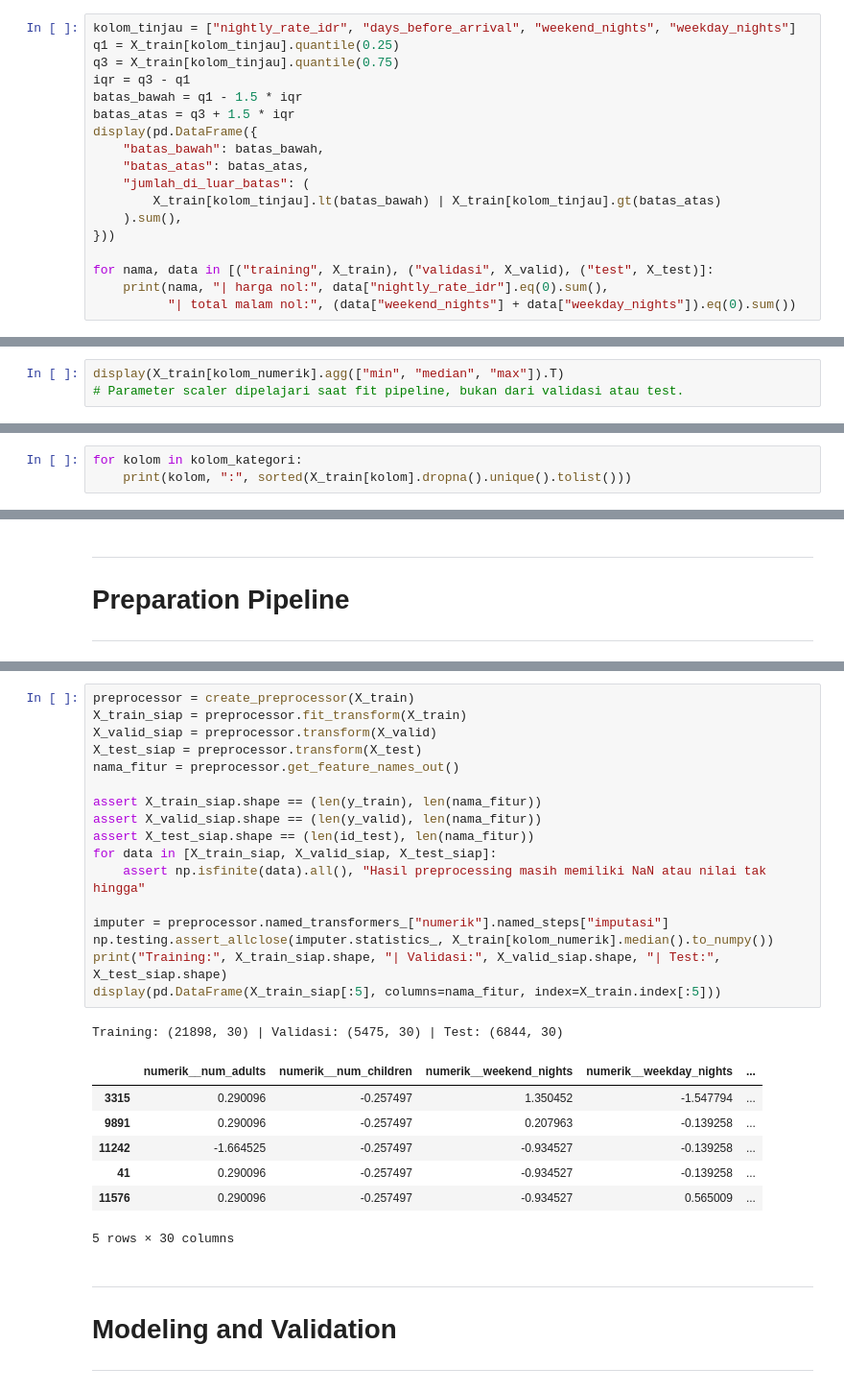
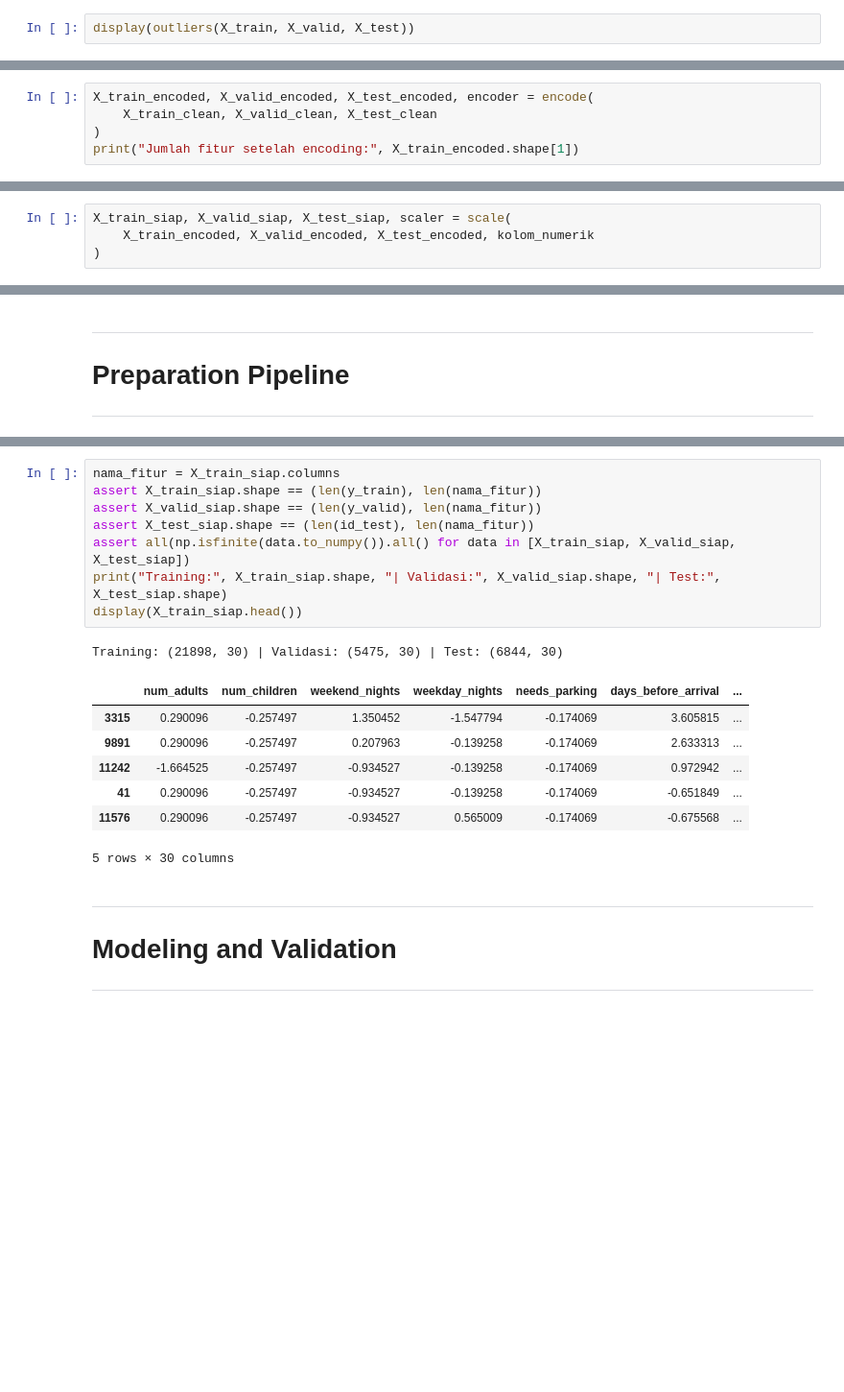
Before and after one commit to Alpaomega1136/IF3170_G31_KelompokDadakan, a Jupyter notebook: src/notebooks/IF3170_G31_KelompokDadakan.ipynb, the cells around one changed output, grey strips where cells are left out. Shown at 96% size. Cells and saved outputs as stored; diff of their text form; blank space fills up the shorter version.

```diff
--- a/src/notebooks/IF3170_G31_KelompokDadakan.ipynb
+++ b/src/notebooks/IF3170_G31_KelompokDadakan.ipynb
@@ -390,21 +339,5 @@ Fitur sama dalam validasi: 4
 
 Batas IQR digunakan untuk menandai nilai ekstrem pada harga, jarak pemesanan, dan lama menginap. Baris tidak dihapus atau dipotong otomatis. Harga nol biasanya berarti penginapan gratis; jumlah malam nol masih perlu klarifikasi.
 # %%
-kolom_tinjau = ["nightly_rate_idr", "days_before_arrival", "weekend_nights", "weekday_nights"]
-q1 = X_train[kolom_tinjau].quantile(0.25)
-q3 = X_train[kolom_tinjau].quantile(0.75)
-iqr = q3 - q1
-batas_bawah = q1 - 1.5 * iqr
-batas_atas = q3 + 1.5 * iqr
-display(pd.DataFrame({
-    "batas_bawah": batas_bawah,
-    "batas_atas": batas_atas,
-    "jumlah_di_luar_batas": (
-        X_train[kolom_tinjau].lt(batas_bawah) | X_train[kolom_tinjau].gt(batas_atas)
-    ).sum(),
-}))
-
-for nama, data in [("training", X_train), ("validasi", X_valid), ("test", X_test)]:
-    print(nama, "| harga nol:", data["nightly_rate_idr"].eq(0).sum(),
-          "| total malam nol:", (data["weekend_nights"] + data["weekday_nights"]).eq(0).sum())
+display(outliers(X_train, X_valid, X_test))
 # %% [output]
@@ -475,4 +390,6 @@ Harga memiliki skala jauh lebih besar daripada jumlah tamu. Pipeline memakai Sta
 # %%
-display(X_train[kolom_numerik].agg(["min", "median", "max"]).T)
-# Parameter scaler dipelajari saat fit pipeline, bukan dari validasi atau test.
+X_train_encoded, X_valid_encoded, X_test_encoded, encoder = encode(
+    X_train_clean, X_valid_clean, X_test_clean
+)
+print("Jumlah fitur setelah encoding:", X_train_encoded.shape[1])
 # %% [output]
@@ -498,3 +401,4 @@ Pakai one-hot encoding karena kategori tidak memiliki urutan angka. Kategori yan
 # %%
-for kolom in kolom_kategori:
-    print(kolom, ":", sorted(X_train[kolom].dropna().unique().tolist()))
+X_train_siap, X_valid_siap, X_test_siap, scaler = scale(
+    X_train_encoded, X_valid_encoded, X_test_encoded, kolom_numerik
+)
@@ -548,28 +448,19 @@ Pipeline diimpor dari `src/preprocessing/preprocessing.py`. `fit_transform` hany
 # %%
-preprocessor = create_preprocessor(X_train)
-X_train_siap = preprocessor.fit_transform(X_train)
-X_valid_siap = preprocessor.transform(X_valid)
-X_test_siap = preprocessor.transform(X_test)
-nama_fitur = preprocessor.get_feature_names_out()
-
+nama_fitur = X_train_siap.columns
 assert X_train_siap.shape == (len(y_train), len(nama_fitur))
 assert X_valid_siap.shape == (len(y_valid), len(nama_fitur))
 assert X_test_siap.shape == (len(id_test), len(nama_fitur))
-for data in [X_train_siap, X_valid_siap, X_test_siap]:
-    assert np.isfinite(data).all(), "Hasil preprocessing masih memiliki NaN atau nilai tak hingga"
-
-imputer = preprocessor.named_transformers_["numerik"].named_steps["imputasi"]
-np.testing.assert_allclose(imputer.statistics_, X_train[kolom_numerik].median().to_numpy())
+assert all(np.isfinite(data.to_numpy()).all() for data in [X_train_siap, X_valid_siap, X_test_siap])
 print("Training:", X_train_siap.shape, "| Validasi:", X_valid_siap.shape, "| Test:", X_test_siap.shape)
-display(pd.DataFrame(X_train_siap[:5], columns=nama_fitur, index=X_train.index[:5]))
+display(X_train_siap.head())
 # %% [output]
 Training: (21898, 30) | Validasi: (5475, 30) | Test: (6844, 30)
-|  | numerik__num_adults | numerik__num_children | numerik__weekend_nights | numerik__weekday_nights | ... |
-| 3315 | 0.290096 | -0.257497 | 1.350452 | -1.547794 | ... |
-| 9891 | 0.290096 | -0.257497 | 0.207963 | -0.139258 | ... |
-| 11242 | -1.664525 | -0.257497 | -0.934527 | -0.139258 | ... |
-| 41 | 0.290096 | -0.257497 | -0.934527 | -0.139258 | ... |
-| 11576 | 0.290096 | -0.257497 | -0.934527 | 0.565009 | ... |
+|  | num_adults | num_children | weekend_nights | weekday_nights | needs_parking | days_before_arrival | ... |
+| 3315 | 0.290096 | -0.257497 | 1.350452 | -1.547794 | -0.174069 | 3.605815 | ... |
+| 9891 | 0.290096 | -0.257497 | 0.207963 | -0.139258 | -0.174069 | 2.633313 | ... |
+| 11242 | -1.664525 | -0.257497 | -0.934527 | -0.139258 | -0.174069 | 0.972942 | ... |
+| 41 | 0.290096 | -0.257497 | -0.934527 | -0.139258 | -0.174069 | -0.651849 | ... |
+| 11576 | 0.290096 | -0.257497 | -0.934527 | 0.565009 | -0.174069 | -0.675568 | ... |
 5 rows × 30 columns
 # %% [markdown]
 ---
```
Also changed, not shown: parts of 36 cells of this notebook, 31 other files.
